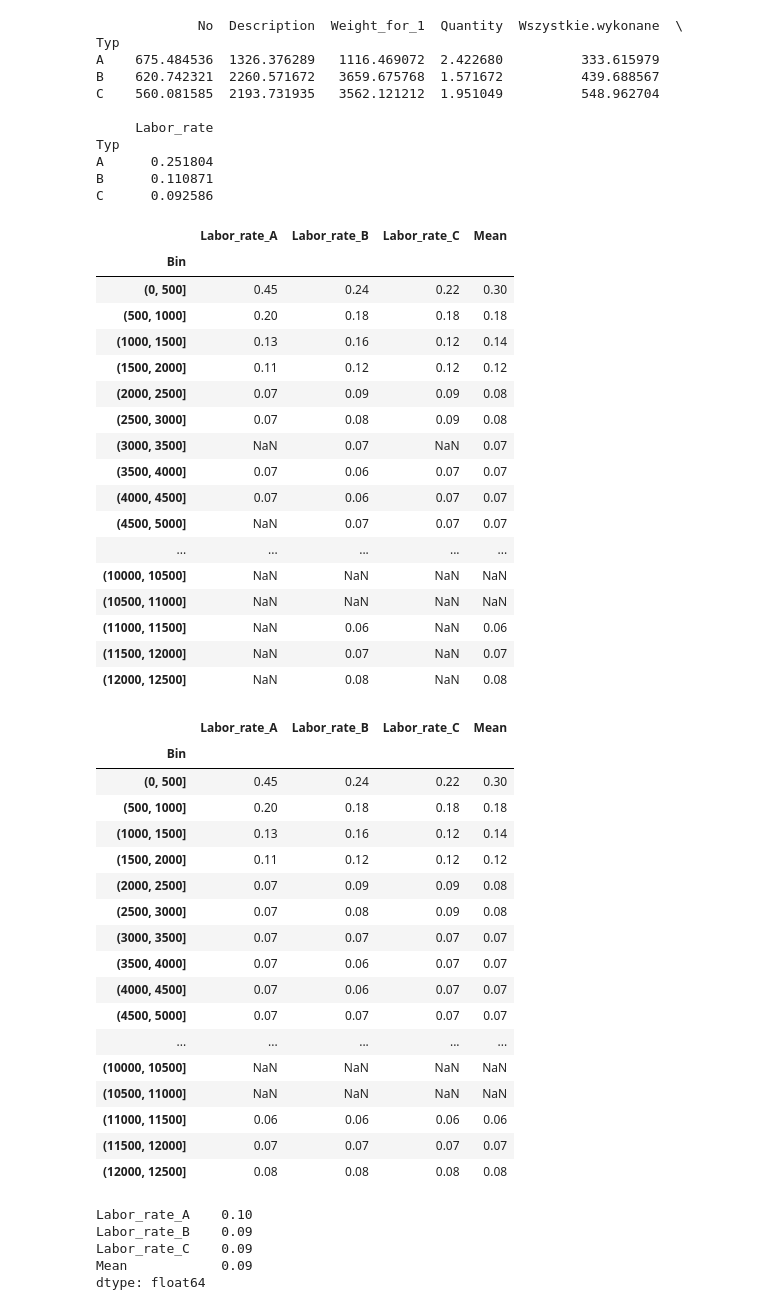
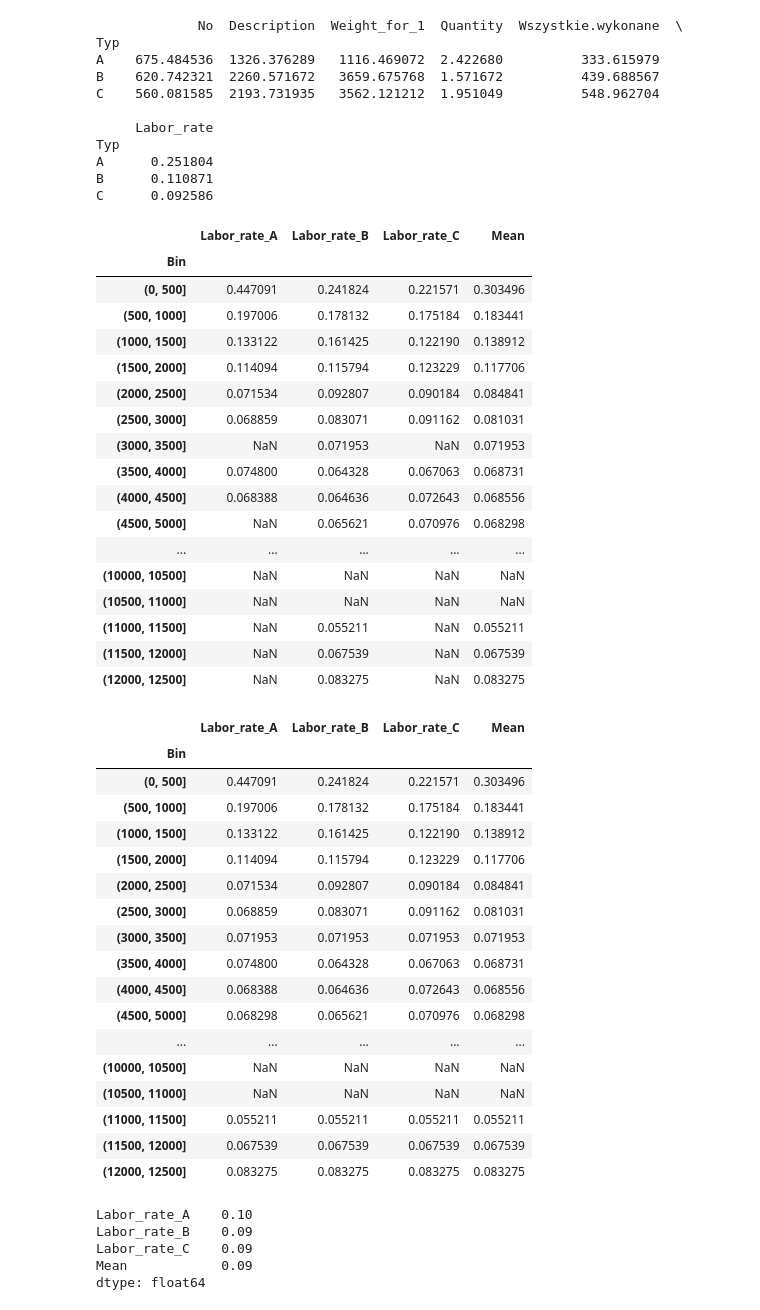
Before and after one commit to wszczawinski/DS_final_project, a Jupyter notebook: Prekalkulacje.ipynb, the cells around one changed output. Drawn from its saved outputs; the diff is of its cells as text; code cells hidden in the pictures.

```diff
--- a/Prekalkulacje.ipynb
+++ b/Prekalkulacje.ipynb
@@ -183,30 +183,29 @@ C      0.092586
 # %%
 #Porównanie
 juxtapose_AB =  pd.merge(typ_A_mean, typ_B_mean, how='left', on='Bin')
 juxtapose_ABC = pd.merge(juxtapose_AB, typ_C_mean, how='left', on='Bin')
 juxtapose_ABC = juxtapose_ABC[['Labor_rate_A','Labor_rate_B','Labor_rate_C']]
 juxtapose_ABC['Mean'] = juxtapose_ABC.mean(axis=1)
-juxtapose_ABC = round(juxtapose_ABC, 2)
 juxtapose_ABC
 # %% [output]
 |  | Labor_rate_A | Labor_rate_B | Labor_rate_C | Mean |
 | Bin |  |  |  |  |
-| (0, 500] | 0.45 | 0.24 | 0.22 | 0.30 |
-| (500, 1000] | 0.20 | 0.18 | 0.18 | 0.18 |
-| (1000, 1500] | 0.13 | 0.16 | 0.12 | 0.14 |
-| (1500, 2000] | 0.11 | 0.12 | 0.12 | 0.12 |
-| (2000, 2500] | 0.07 | 0.09 | 0.09 | 0.08 |
-| (2500, 3000] | 0.07 | 0.08 | 0.09 | 0.08 |
-| (3000, 3500] | NaN | 0.07 | NaN | 0.07 |
-| (3500, 4000] | 0.07 | 0.06 | 0.07 | 0.07 |
-| (4000, 4500] | 0.07 | 0.06 | 0.07 | 0.07 |
-| (4500, 5000] | NaN | 0.07 | 0.07 | 0.07 |
+| (0, 500] | 0.447091 | 0.241824 | 0.221571 | 0.303496 |
+| (500, 1000] | 0.197006 | 0.178132 | 0.175184 | 0.183441 |
+| (1000, 1500] | 0.133122 | 0.161425 | 0.122190 | 0.138912 |
+| (1500, 2000] | 0.114094 | 0.115794 | 0.123229 | 0.117706 |
+| (2000, 2500] | 0.071534 | 0.092807 | 0.090184 | 0.084841 |
+| (2500, 3000] | 0.068859 | 0.083071 | 0.091162 | 0.081031 |
+| (3000, 3500] | NaN | 0.071953 | NaN | 0.071953 |
+| (3500, 4000] | 0.074800 | 0.064328 | 0.067063 | 0.068731 |
+| (4000, 4500] | 0.068388 | 0.064636 | 0.072643 | 0.068556 |
+| (4500, 5000] | NaN | 0.065621 | 0.070976 | 0.068298 |
 | ... | ... | ... | ... | ... |
 | (10000, 10500] | NaN | NaN | NaN | NaN |
 | (10500, 11000] | NaN | NaN | NaN | NaN |
-| (11000, 11500] | NaN | 0.06 | NaN | 0.06 |
-| (11500, 12000] | NaN | 0.07 | NaN | 0.07 |
-| (12000, 12500] | NaN | 0.08 | NaN | 0.08 |
+| (11000, 11500] | NaN | 0.055211 | NaN | 0.055211 |
+| (11500, 12000] | NaN | 0.067539 | NaN | 0.067539 |
+| (12000, 12500] | NaN | 0.083275 | NaN | 0.083275 |
 # %%
 juxtapose_ABC.Labor_rate_A = np.where(juxtapose_ABC.Labor_rate_A.isnull(), juxtapose_ABC.Mean, juxtapose_ABC.Labor_rate_A)
 juxtapose_ABC.Labor_rate_B = np.where(juxtapose_ABC.Labor_rate_B.isnull(), juxtapose_ABC.Mean, juxtapose_ABC.Labor_rate_B)
@@ -215,22 +214,22 @@ juxtapose_ABC
 # %% [output]
 |  | Labor_rate_A | Labor_rate_B | Labor_rate_C | Mean |
 | Bin |  |  |  |  |
-| (0, 500] | 0.45 | 0.24 | 0.22 | 0.30 |
-| (500, 1000] | 0.20 | 0.18 | 0.18 | 0.18 |
-| (1000, 1500] | 0.13 | 0.16 | 0.12 | 0.14 |
-| (1500, 2000] | 0.11 | 0.12 | 0.12 | 0.12 |
-| (2000, 2500] | 0.07 | 0.09 | 0.09 | 0.08 |
-| (2500, 3000] | 0.07 | 0.08 | 0.09 | 0.08 |
-| (3000, 3500] | 0.07 | 0.07 | 0.07 | 0.07 |
-| (3500, 4000] | 0.07 | 0.06 | 0.07 | 0.07 |
-| (4000, 4500] | 0.07 | 0.06 | 0.07 | 0.07 |
-| (4500, 5000] | 0.07 | 0.07 | 0.07 | 0.07 |
+| (0, 500] | 0.447091 | 0.241824 | 0.221571 | 0.303496 |
+| (500, 1000] | 0.197006 | 0.178132 | 0.175184 | 0.183441 |
+| (1000, 1500] | 0.133122 | 0.161425 | 0.122190 | 0.138912 |
+| (1500, 2000] | 0.114094 | 0.115794 | 0.123229 | 0.117706 |
+| (2000, 2500] | 0.071534 | 0.092807 | 0.090184 | 0.084841 |
+| (2500, 3000] | 0.068859 | 0.083071 | 0.091162 | 0.081031 |
+| (3000, 3500] | 0.071953 | 0.071953 | 0.071953 | 0.071953 |
+| (3500, 4000] | 0.074800 | 0.064328 | 0.067063 | 0.068731 |
+| (4000, 4500] | 0.068388 | 0.064636 | 0.072643 | 0.068556 |
+| (4500, 5000] | 0.068298 | 0.065621 | 0.070976 | 0.068298 |
 | ... | ... | ... | ... | ... |
 | (10000, 10500] | NaN | NaN | NaN | NaN |
 | (10500, 11000] | NaN | NaN | NaN | NaN |
-| (11000, 11500] | 0.06 | 0.06 | 0.06 | 0.06 |
-| (11500, 12000] | 0.07 | 0.07 | 0.07 | 0.07 |
-| (12000, 12500] | 0.08 | 0.08 | 0.08 | 0.08 |
+| (11000, 11500] | 0.055211 | 0.055211 | 0.055211 | 0.055211 |
+| (11500, 12000] | 0.067539 | 0.067539 | 0.067539 | 0.067539 |
+| (12000, 12500] | 0.083275 | 0.083275 | 0.083275 | 0.083275 |
 # %%
 juxtapose_ABCM = juxtapose_ABC.mean()
 round(juxtapose_ABCM, 2)
```
Also changed, not shown: parts of 1 cell of this notebook, 3 other files.
